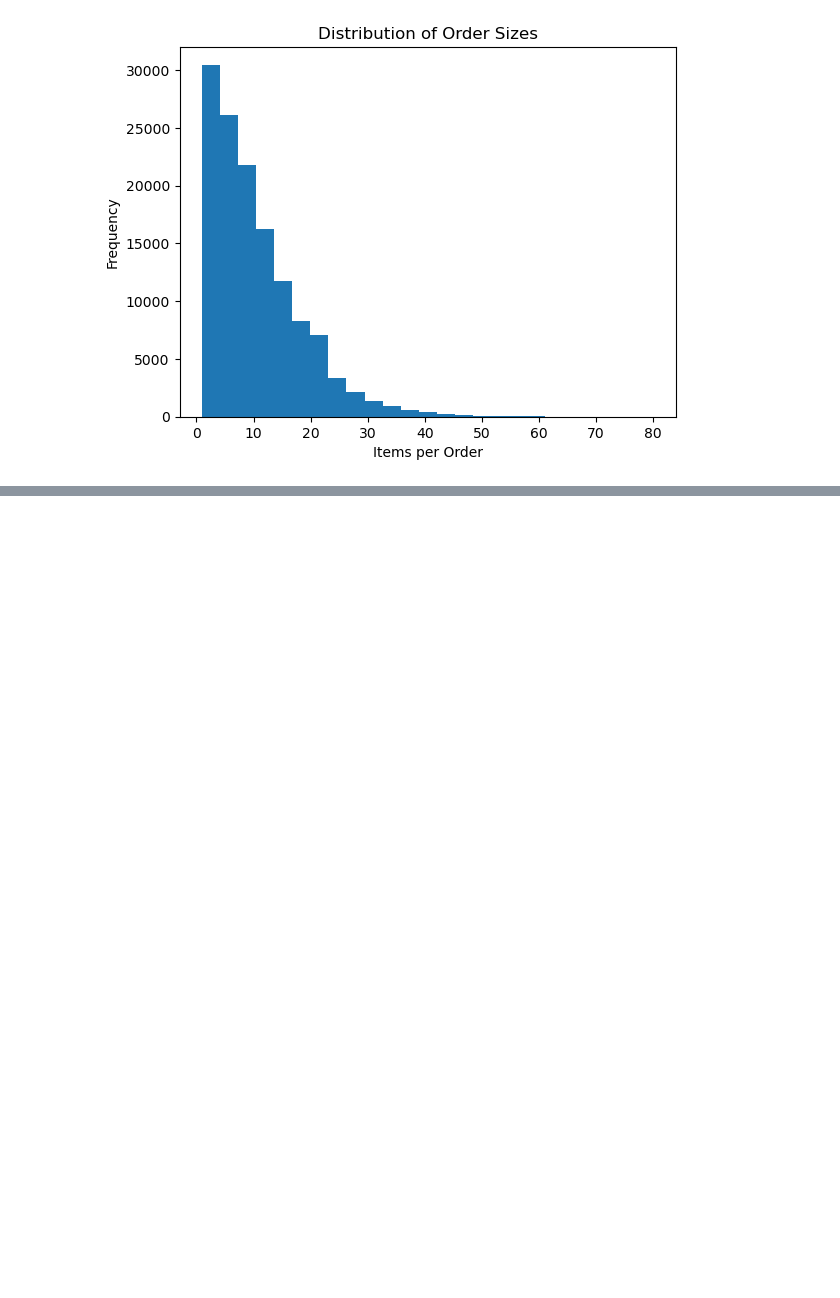
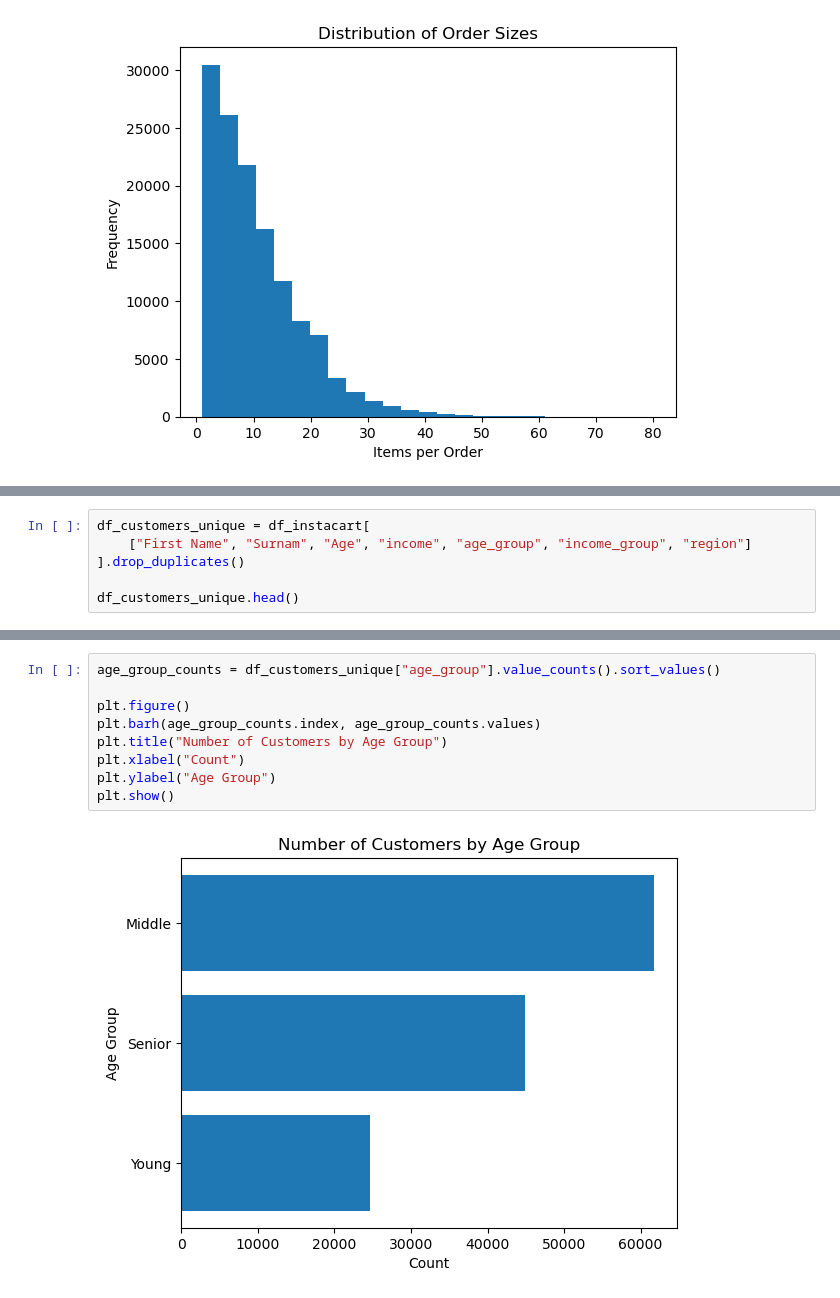
Before and after one commit to yzaqaryan01-sudo/data-analytics-with-python, a Jupyter notebook: notebooks/06_data_visualization.ipynb, the cells around one changed output, grey strips where cells are left out. Cells and saved outputs as stored; diff of their text form; blank space fills up the shorter version.

```diff
--- a/notebooks/06_data_visualization.ipynb
+++ b/notebooks/06_data_visualization.ipynb
@@ -73,0 +323,6 @@ plt.show()
+# %%
+df_customers_unique = df_instacart[
+    ["First Name", "Surnam", "Age", "income", "age_group", "income_group", "region"]
+].drop_duplicates()
+
+df_customers_unique.head()
@@ -73,0 +345,11 @@ plt.show()
+# %%
+age_group_counts = df_customers_unique["age_group"].value_counts().sort_values()
+
+plt.figure()
+plt.barh(age_group_counts.index, age_group_counts.values)
+plt.title("Number of Customers by Age Group")
+plt.xlabel("Count")
+plt.ylabel("Age Group")
+plt.show()
+# %% [output]
+[figure, added]
```
Also changed, not shown: parts of 37 cells of this notebook, 3 other files.
